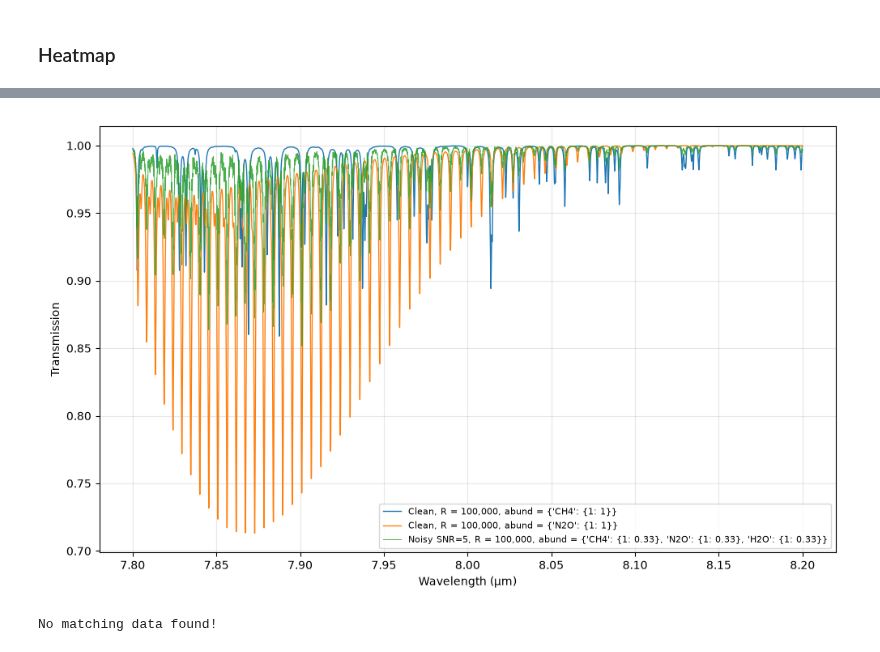
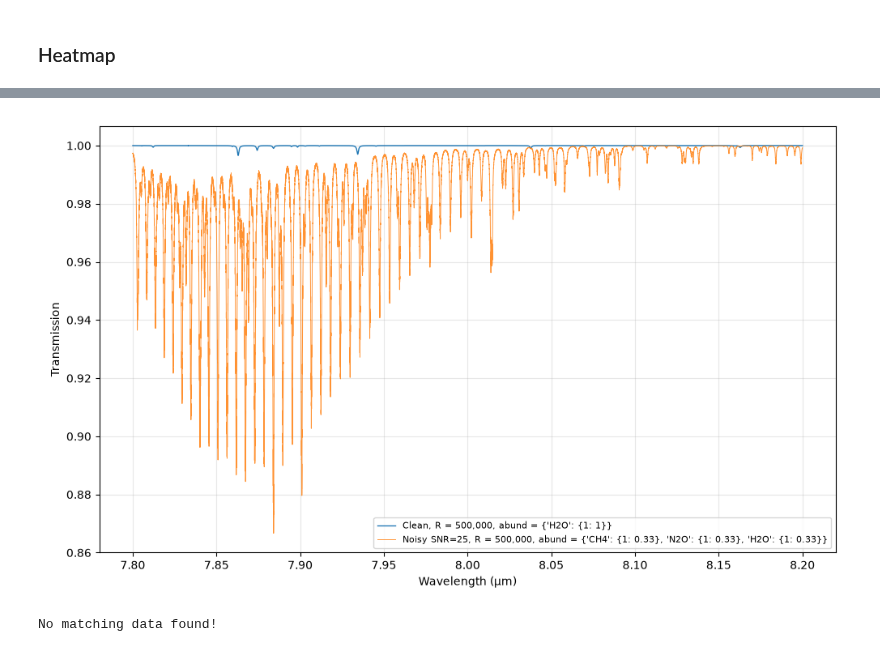
Before and after one commit to zanecollins/sgl_science_case, a Jupyter notebook: sgl_science_case/notebooks/summer_26_isotope_tests_cc.ipynb, the cells around one changed output, grey strips where cells are left out. Saved outputs shown, nothing was run; the diff lists cells and outputs as text; code cells hidden in the pictures.

```diff
--- a/sgl_science_case/notebooks/summer_26_isotope_tests_cc.ipynb
+++ b/sgl_science_case/notebooks/summer_26_isotope_tests_cc.ipynb
@@ -658,26 +660,25 @@ def plot_spectra_grid(df, cases):
 # %%
 parent_dwn = 0.0005
 molecules = ['CH4', 'H2O', 'N2O']
-isotopes_dict = {'CH4': [1], 'H2O': [1], 'N2O': [1]}
+molecule_params = {'CH4': [1], 'H2O': [1], 'N2O': [1]}
 # %%
 # 1. Compute the high-resolution parent spectrum once
 
 parent_dict = generate_res_isotope_dict(
     molecules=molecules,
-    isotopes_dict=isotopes_dict,
+    isotopes_dict=molecule_params,
     dwns=[parent_dwn],           # only one fine grid
-    scale_factor=5.0
 )
 # parent_dict now has one key (e.g. 555000) with the fine data
 
 # Save the data
 
-save_path = os.path.join(data_dir, f"parent_spectra_dwn({parent_dwn})_mol({molecules}_{wl_min}_to_{wl_max}).pkl")
+# save_path = os.path.join(data_dir, f"parent_spectra_dwn({parent_dwn})_mol({molecules}_{wl_min}_to_{wl_max}).pkl")
 
-with open(save_path, 'wb') as f:
-    pickle.dump(parent_dict, f)
+# with open(save_path, 'wb') as f:
+#     pickle.dump(parent_dict, f)
 
-print(f"✅ Saved parent_dict to: {save_path}")
+# print(f"✅ Saved parent_dict to: {save_path}")
 # %% [output]
 getting molecule id for CH4 iso1
 Molecule ID: 6 Isotope: 1
@@ -730,8 +730,8 @@ abundance_scenarios = [
 
 df_results = run_full_isotope_cross_correlation(
     parent_dict=parent_dict,
-    snr_values=[1, 5, 10, 25, 50, 100, 500],
-    resolution_values=[50,100, 1000, 10000, 100000, 5e5],
+    snr_values=[3, 5, 10, 15,20, 25, 35, 50],
+    resolution_values=[50,100, 1000, 5000, 8000, 10000, 20000, 100000, 5e5, 1e6],
     abundance_scenarios=abundance_scenarios,
     # molecule='CH4'
 )
@@ -856,15 +878,16 @@ dict_items([(2501563, {'CH4': {1: {'wavelength_grid': array([8.2       , 8.19999
 # %%
-# plt.cla()
+plt.cla()
 
 cases = [
-    {'resolution': 100000,  'snr': 0,  'data_abundances': {'CH4': {1:1}}}, # Template A
-    {'resolution': 100000, 'snr': 0, 'data_abundances': {'N2O': {1: 1}}}, # Template B
-    {'resolution': 100000, 'snr': 5, 'data_abundances': {'CH4': {1:0.33}, 'N2O': {1:0.33}, 'H2O': {1:0.33}}}, # Data
+    # {'resolution': 500000,  'snr': 0,  'data_abundances': {'CH4': {1:1}}}, # Template A
+    # {'resolution': 500000, 'snr': 0, 'data_abundances': {'N2O': {1: 1}}}, # Template B
+        {'resolution': 500000, 'snr': 0, 'data_abundances': {'H2O': {1: 1}}}, # Template B
+    {'resolution': 500000, 'snr': 25, 'data_abundances': {'CH4': {1:0.33}, 'N2O': {1:0.33}, 'H2O': {1:0.33}}}, # Data
 ]
 
 plot_spectra_grid(df_results, cases)
 # %% [output]
-[figure, old version]
+[figure, new version]
 # %%
 resolution_to_plot = 1000
 snr_to_plot = 10
```
Also changed, not shown: parts of 8 cells of this notebook.
